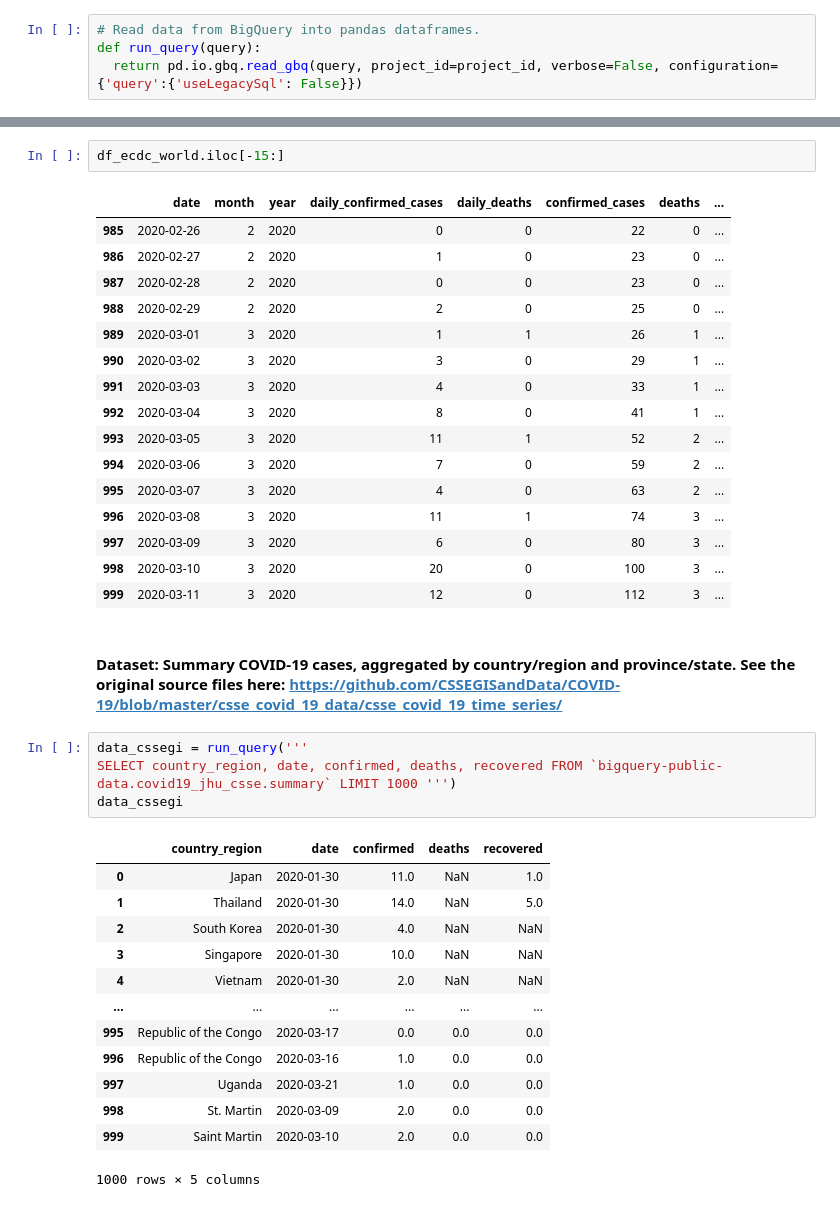
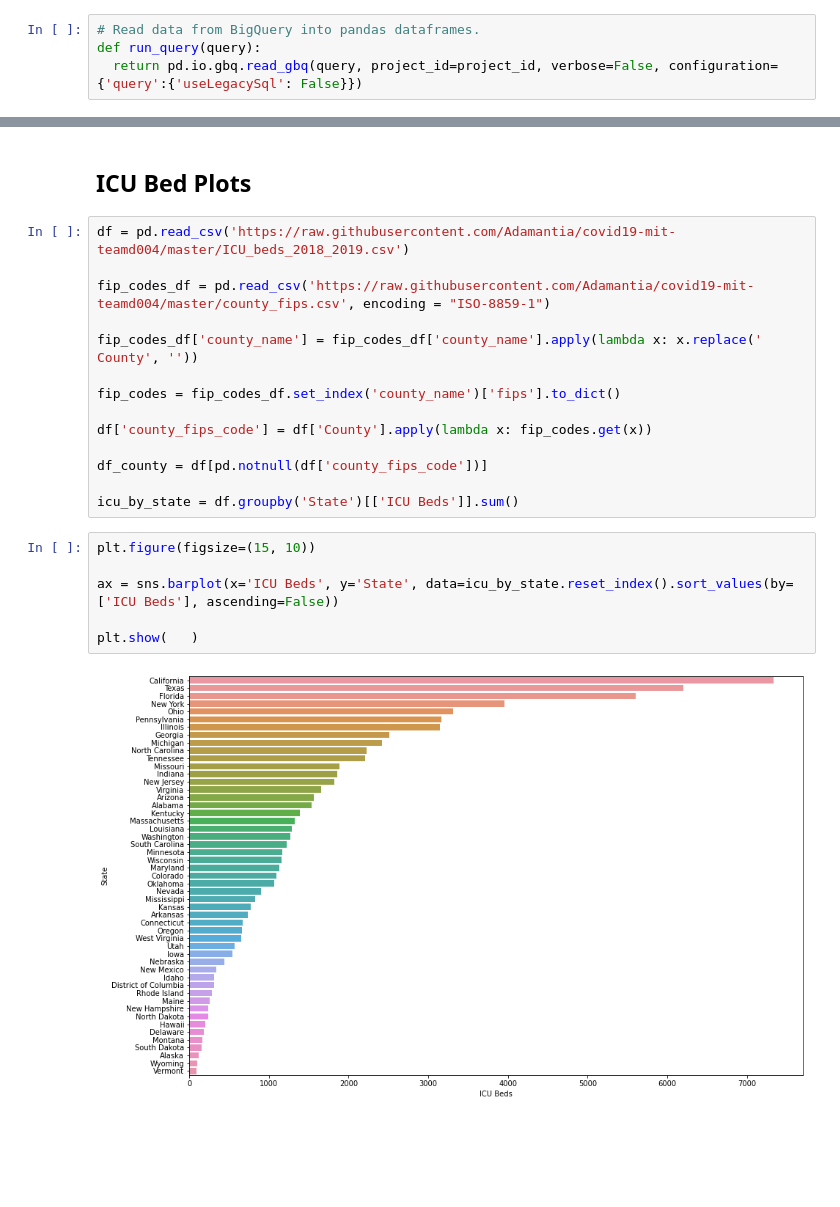
Before and after one commit to Adamantia/covid19-mit-teamd004, a Jupyter notebook: Covid19_Datathon_Team_d004.ipynb, the cells around one changed output, grey strips where cells are left out. Saved outputs shown, nothing was run; the diff lists cells and outputs as text; blank space fills up the shorter version.

```diff
--- a/Covid19_Datathon_Team_d004.ipynb
+++ b/Covid19_Datathon_Team_d004.ipynb
@@ -180,39 +302,26 @@ df_new.sort_values('deaths', ascending=False)
-# %%
-df_ecdc_world.iloc[-15:]
-# %% [output]
-|  | date | month | year | daily_confirmed_cases | daily_deaths | confirmed_cases | deaths | ... |
-| 985 | 2020-02-26 | 2 | 2020 | 0 | 0 | 22 | 0 | ... |
-| 986 | 2020-02-27 | 2 | 2020 | 1 | 0 | 23 | 0 | ... |
-| 987 | 2020-02-28 | 2 | 2020 | 0 | 0 | 23 | 0 | ... |
-| 988 | 2020-02-29 | 2 | 2020 | 2 | 0 | 25 | 0 | ... |
-| 989 | 2020-03-01 | 3 | 2020 | 1 | 1 | 26 | 1 | ... |
-| 990 | 2020-03-02 | 3 | 2020 | 3 | 0 | 29 | 1 | ... |
-| 991 | 2020-03-03 | 3 | 2020 | 4 | 0 | 33 | 1 | ... |
-| 992 | 2020-03-04 | 3 | 2020 | 8 | 0 | 41 | 1 | ... |
-| 993 | 2020-03-05 | 3 | 2020 | 11 | 1 | 52 | 2 | ... |
-| 994 | 2020-03-06 | 3 | 2020 | 7 | 0 | 59 | 2 | ... |
-| 995 | 2020-03-07 | 3 | 2020 | 4 | 0 | 63 | 2 | ... |
-| 996 | 2020-03-08 | 3 | 2020 | 11 | 1 | 74 | 3 | ... |
-| 997 | 2020-03-09 | 3 | 2020 | 6 | 0 | 80 | 3 | ... |
-| 998 | 2020-03-10 | 3 | 2020 | 20 | 0 | 100 | 3 | ... |
-| 999 | 2020-03-11 | 3 | 2020 | 12 | 0 | 112 | 3 | ... |
-# %% [markdown]
-#### Dataset: Summary COVID-19 cases, aggregated by country/region and province/state. See the original source files here: https://github.com/CSSEGISandData/COVID-19/blob/master/csse_covid_19_data/csse_covid_19_time_series/
-# %%
-data_cssegi = run_query('''
-SELECT country_region, date, confirmed, deaths, recovered FROM `bigquery-public-data.covid19_jhu_csse.summary` LIMIT 1000 ''')
-data_cssegi
-# %% [output]
-|  | country_region | date | confirmed | deaths | recovered |
-| 0 | Japan | 2020-01-30 | 11.0 | NaN | 1.0 |
-| 1 | Thailand | 2020-01-30 | 14.0 | NaN | 5.0 |
-| 2 | South Korea | 2020-01-30 | 4.0 | NaN | NaN |
-| 3 | Singapore | 2020-01-30 | 10.0 | NaN | NaN |
-| 4 | Vietnam | 2020-01-30 | 2.0 | NaN | NaN |
-| ... | ... | ... | ... | ... | ... |
-| 995 | Republic of the Congo | 2020-03-17 | 0.0 | 0.0 | 0.0 |
-| 996 | Republic of the Congo | 2020-03-16 | 1.0 | 0.0 | 0.0 |
-| 997 | Uganda | 2020-03-21 | 1.0 | 0.0 | 0.0 |
-| 998 | St. Martin | 2020-03-09 | 2.0 | 0.0 | 0.0 |
-| 999 | Saint Martin | 2020-03-10 | 2.0 | 0.0 | 0.0 |
-1000 rows × 5 columns
+# %% [markdown]
+
+ICU Bed Plots
+---
+# %%
+df = pd.read_csv('https://raw.githubusercontent.com/Adamantia/covid19-mit-teamd004/master/ICU_beds_2018_2019.csv')
+
+fip_codes_df = pd.read_csv('https://raw.githubusercontent.com/Adamantia/covid19-mit-teamd004/master/county_fips.csv', encoding = "ISO-8859-1")
+
+fip_codes_df['county_name'] = fip_codes_df['county_name'].apply(lambda x: x.replace(' County', ''))
+
+fip_codes = fip_codes_df.set_index('county_name')['fips'].to_dict()
+
+df['county_fips_code'] = df['County'].apply(lambda x: fip_codes.get(x))
+
+df_county = df[pd.notnull(df['county_fips_code'])]
+
+icu_by_state = df.groupby('State')[['ICU Beds']].sum()
+# %%
+plt.figure(figsize=(15, 10))
+
+ax = sns.barplot(x='ICU Beds', y='State', data=icu_by_state.reset_index().sort_values(by=['ICU Beds'], ascending=False))
+
+plt.show(	)
+# %% [output]
+[figure, added]
```
Also changed, not shown: parts of 34 cells of this notebook.
